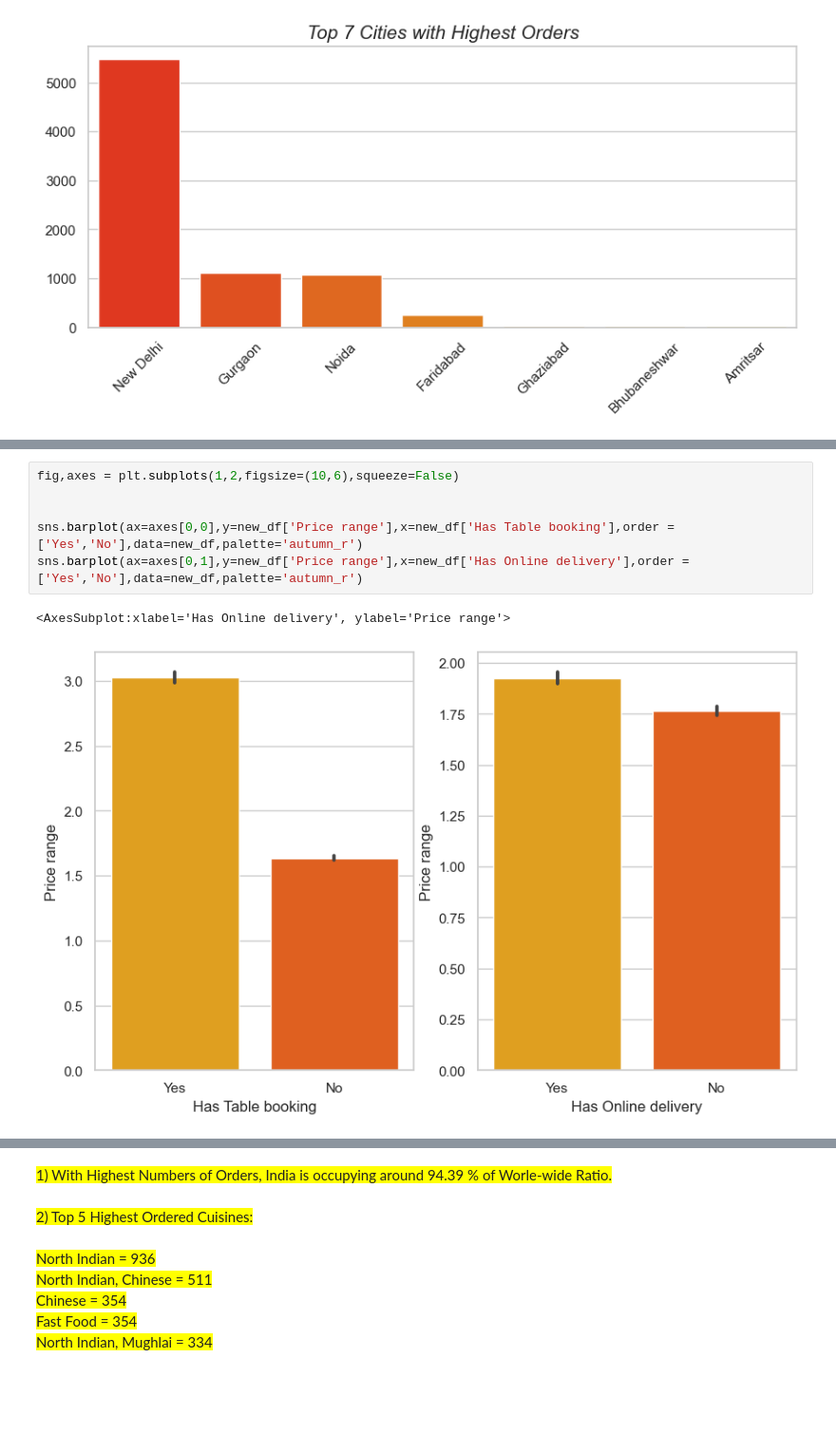
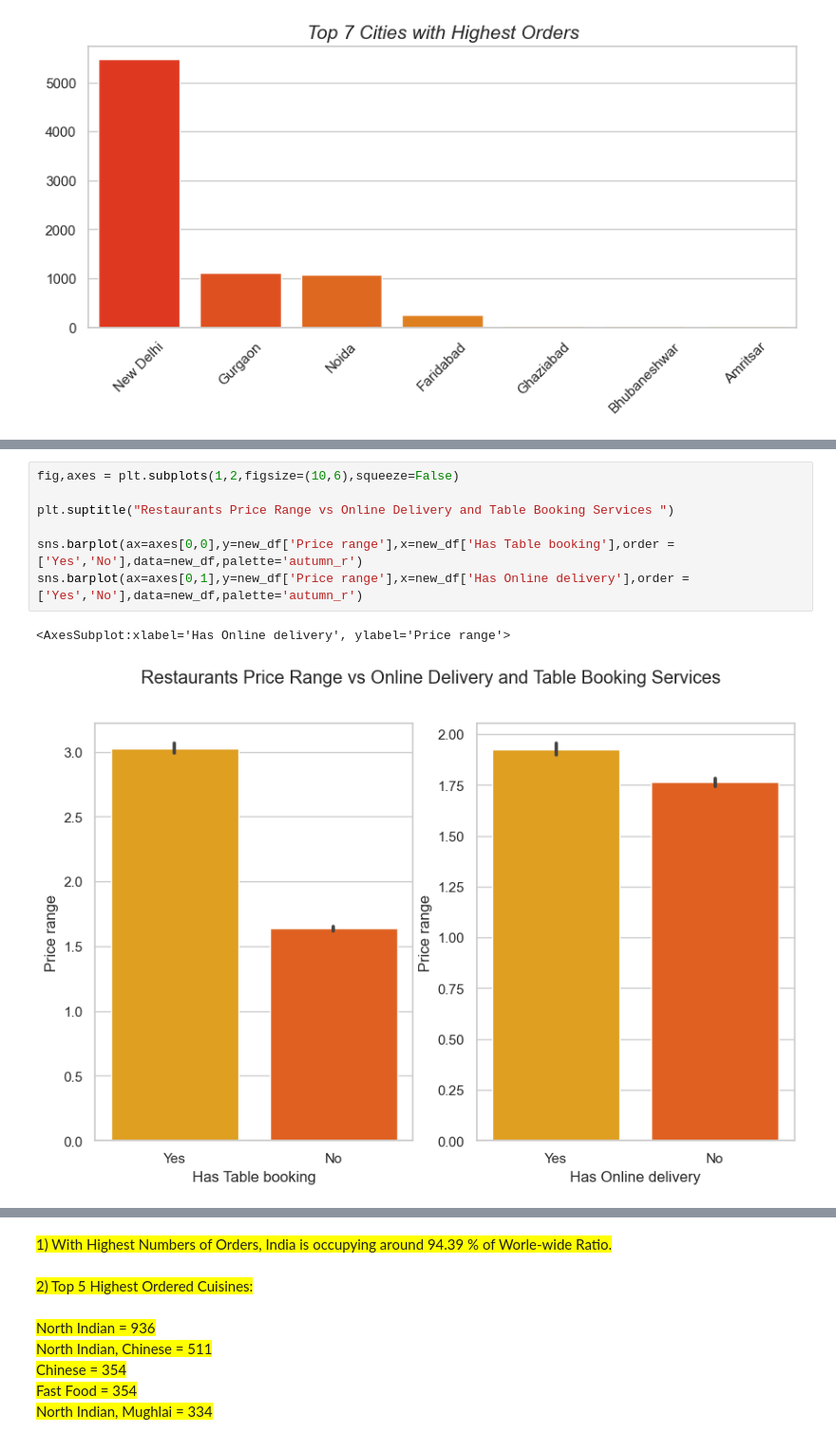
Before and after one commit to ipratyaksh21/Zomato-Delivery-Analysis, a Jupyter notebook: Zomato Data Analysis.ipynb, the cells around one changed output, grey strips where cells are left out. Shown at 95% size. Cells and saved outputs as stored; diff of their text form; blank space fills up the shorter version.

```diff
--- a/Zomato Data Analysis.ipynb
+++ b/Zomato Data Analysis.ipynb
@@ -277,12 +284,13 @@ plt.show()
 # %%
 fig,axes = plt.subplots(1,2,figsize=(10,6),squeeze=False)
 
+plt.suptitle("Restaurants Price Range vs Online Delivery and Table Booking Services ")
 
 sns.barplot(ax=axes[0,0],y=new_df['Price range'],x=new_df['Has Table booking'],order = ['Yes','No'],data=new_df,palette='autumn_r')
 sns.barplot(ax=axes[0,1],y=new_df['Price range'],x=new_df['Has Online delivery'],order = ['Yes','No'],data=new_df,palette='autumn_r')
 # %% [output]
 <AxesSubplot:xlabel='Has Online delivery', ylabel='Price range'>
-[figure, old version]
+[figure, new version]
 # %%
 plt.figure(figsize=(8,4))
 
```
Also changed, not shown: parts of 36 cells of this notebook.
